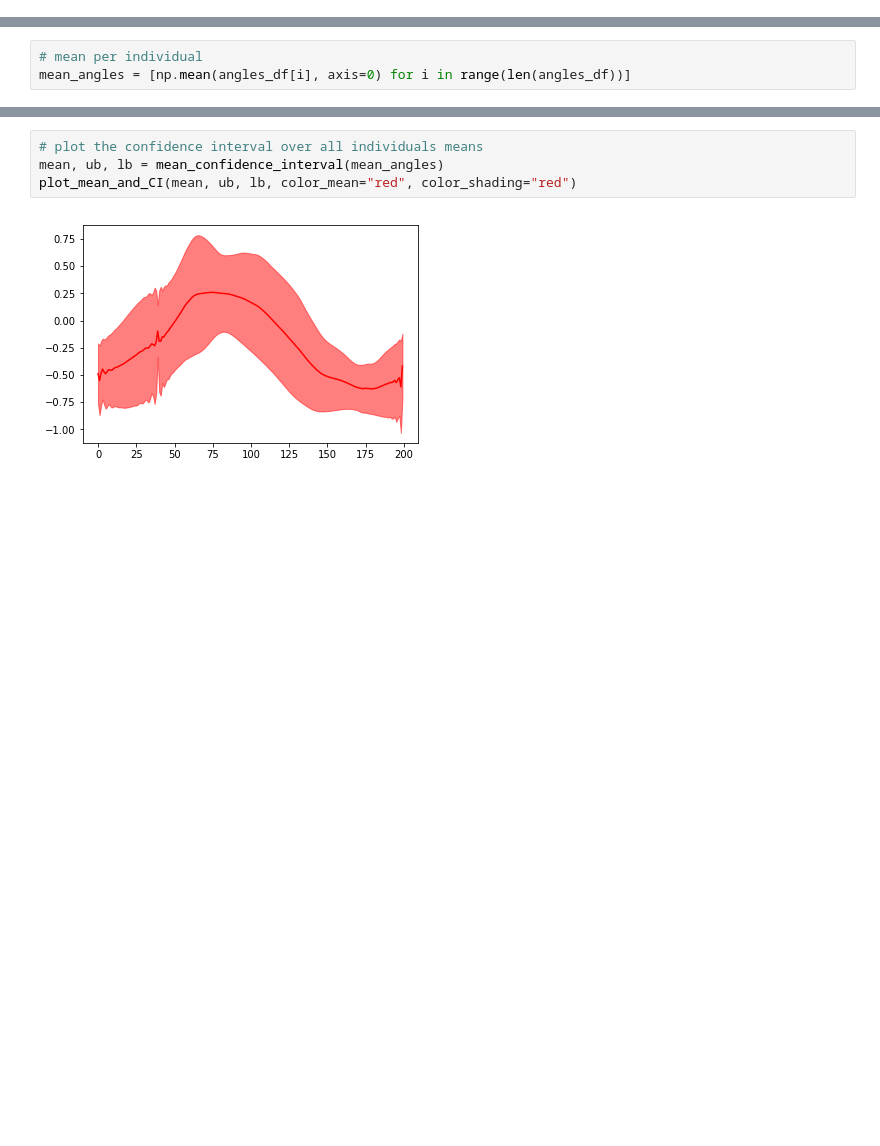
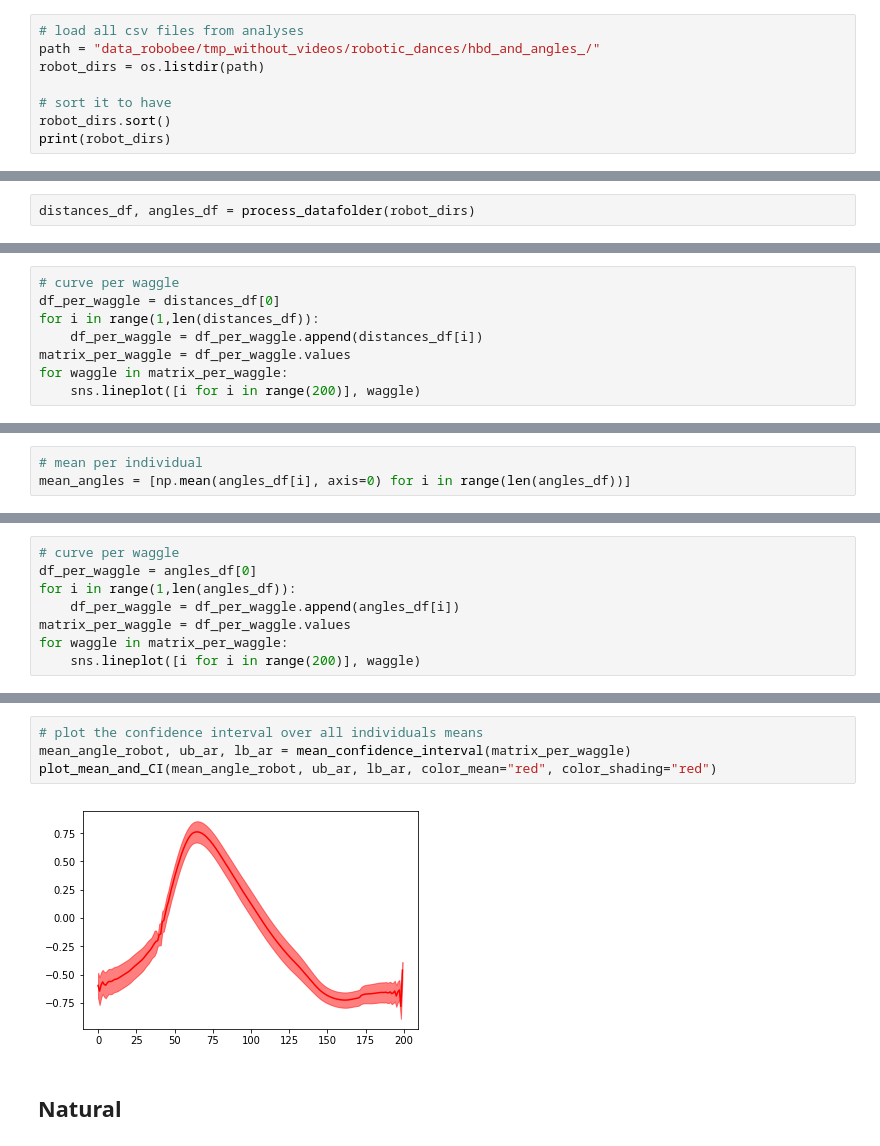
Before and after one commit to BioroboticsLab/robo_bee, a Jupyter notebook: python_analysis/headBodyDist_Angle.ipynb, the cells around one changed output, grey strips where cells are left out. Cells and saved outputs as stored; diff of their text form; blank space fills up the shorter version.

Commit message:
added python analyses

```diff
--- a/python_analysis/headBodyDist_Angle.ipynb
+++ b/python_analysis/headBodyDist_Angle.ipynb
@@ -54,0 +48,8 @@ def plot_mean_and_CI(mean, lb, ub, color_mean=None, color_shading=None):
+# %%
+# load all csv files from analyses
+path = "data_robobee/tmp_without_videos/robotic_dances/hbd_and_angles_/"
+robot_dirs = os.listdir(path)
+
+# sort it to have
+robot_dirs.sort()
+print(robot_dirs)
@@ -57 +60,3 @@ def plot_mean_and_CI(mean, lb, ub, color_mean=None, color_shading=None):
+# %%
+distances_df, angles_df = process_datafolder(robot_dirs)
 # %%
@@ -65,0 +71,8 @@ for dist in mean_distances:
+# %%
+# curve per waggle
+df_per_waggle = distances_df[0]
+for i in range(1,len(distances_df)):
+    df_per_waggle = df_per_waggle.append(distances_df[i])
+matrix_per_waggle = df_per_waggle.values
+for waggle in matrix_per_waggle:
+    sns.lineplot([i for i in range(200)], waggle)
@@ -89,0 +105,8 @@ for angle in mean_angles:
+# %%
+# curve per waggle
+df_per_waggle = angles_df[0]
+for i in range(1,len(angles_df)):
+    df_per_waggle = df_per_waggle.append(angles_df[i])
+matrix_per_waggle = df_per_waggle.values
+for waggle in matrix_per_waggle:
+    sns.lineplot([i for i in range(200)], waggle)
@@ -97,6 +122,8 @@ sns.lineplot([i for i in range(200)], mean_mean_angle)
 # %%
 # plot the confidence interval over all individuals means
-mean, ub, lb = mean_confidence_interval(mean_angles)
-plot_mean_and_CI(mean, ub, lb, color_mean="red", color_shading="red")
+mean_angle_robot, ub_ar, lb_ar = mean_confidence_interval(matrix_per_waggle)
+plot_mean_and_CI(mean_angle_robot, ub_ar, lb_ar, color_mean="red", color_shading="red")
 # %% [output]
-[figure, old version]
+[figure, new version]
+# %% [markdown]
+## Natural
```
Also changed, not shown: parts of 33 cells of this notebook, 2 other files.
